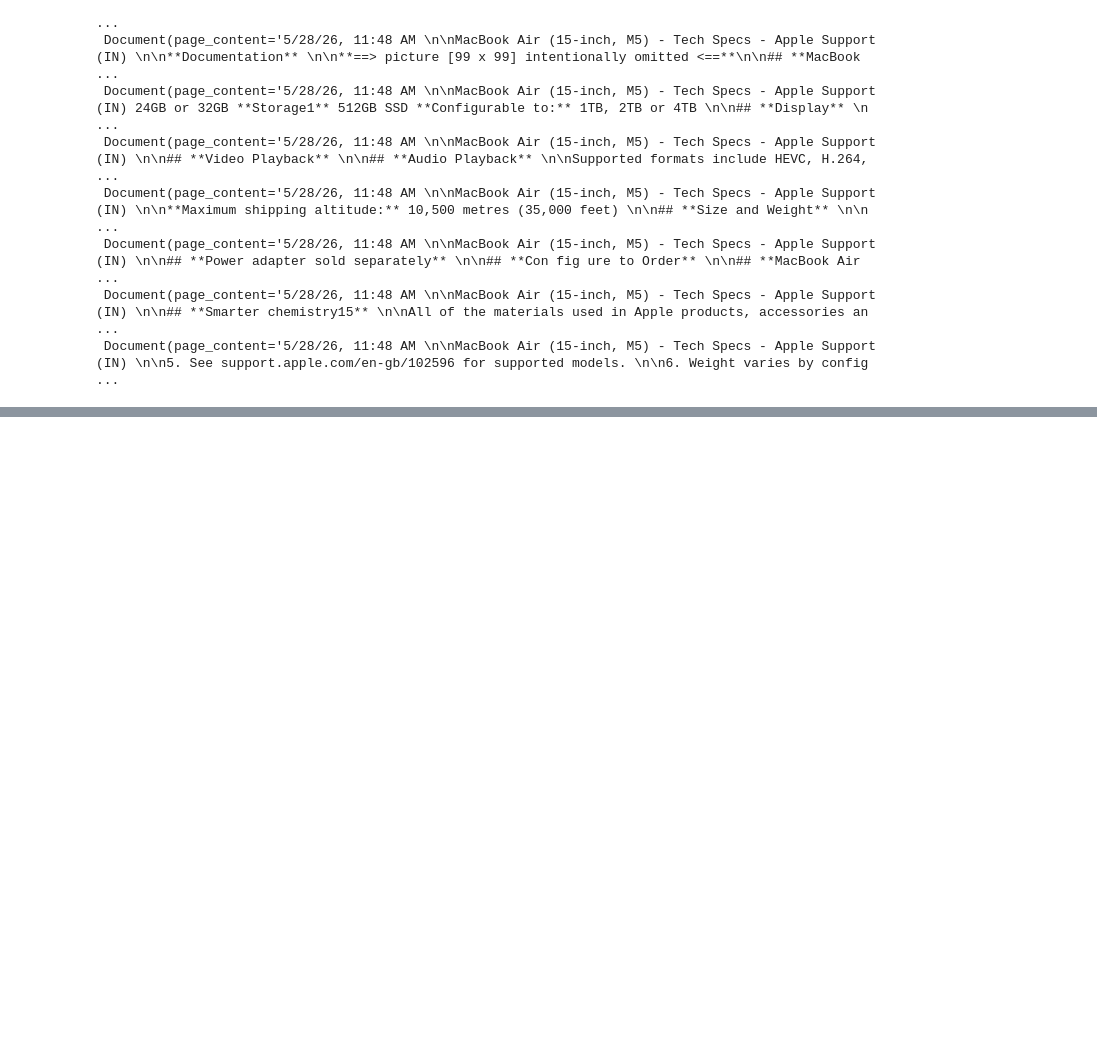
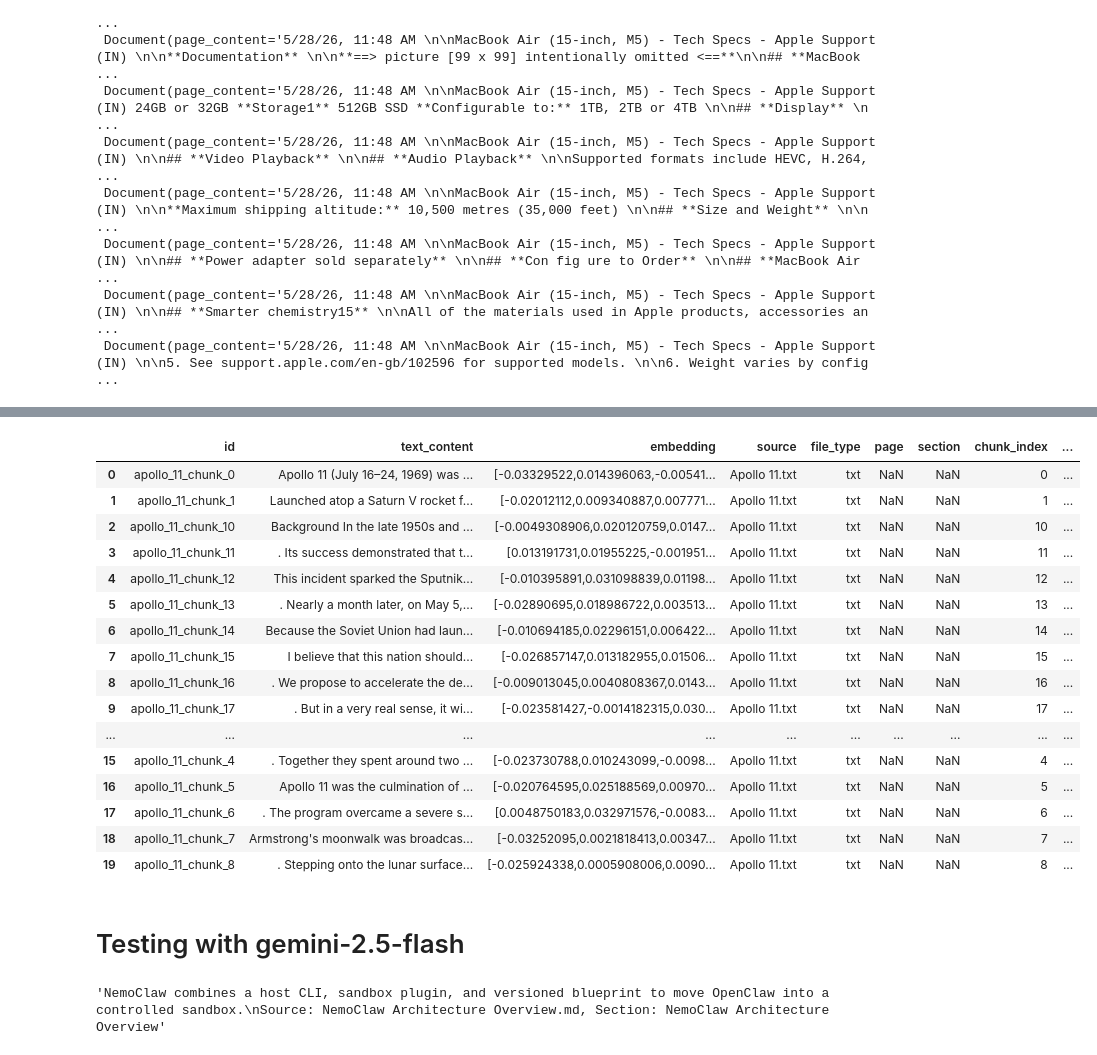
Before and after one commit to Dhanush-Raj1/FullStack-RAG-Application-Project, a Jupyter notebook: notebooks/experiments.ipynb, the cells around one changed output, grey strips where cells are left out. Saved outputs shown, nothing was run; the diff lists cells and outputs as text; code cells hidden in the pictures; blank space fills up the shorter version.

```diff
--- a/notebooks/experiments.ipynb
+++ b/notebooks/experiments.ipynb
@@ -330,3 +330,6 @@ pdf_docs[35:53]
  Document(page_content='5/28/26, 11:48 AM \n\nMacBook Air (15-inch, M5) - Tech Specs - Apple Support (IN) \n\n## **Power adapter sold separately** \n\n## **Con fig ure to Order** \n\n## **MacBook Air  ...
  Document(page_content='5/28/26, 11:48 AM \n\nMacBook Air (15-inch, M5) - Tech Specs - Apple Support (IN) \n\n## **Smarter chemistry15** \n\nAll of the materials used in Apple products, accessories an ...
  Document(page_content='5/28/26, 11:48 AM \n\nMacBook Air (15-inch, M5) - Tech Specs - Apple Support (IN) \n\n5. See support.apple.com/en-gb/102596 for supported models. \n\n6. Weight varies by config ...
+# %%
+import pandas as pd
+df = pd.read_csv("document_chunks.csv")
@@ -332,0 +356,22 @@ pdf_docs[35:53]
+# %%
+df.head(20)
+# %% [output]
+|  | id | text_content | embedding | source | file_type | page | section | chunk_index | ... |
+| 0 | apollo_11_chunk_0 | Apollo 11 (July 16–24, 1969) was ... | [-0.03329522,0.014396063,-0.00541... | Apollo 11.txt | txt | NaN | NaN | 0 | ... |
+| 1 | apollo_11_chunk_1 | Launched atop a Saturn V rocket f... | [-0.02012112,0.009340887,0.007771... | Apollo 11.txt | txt | NaN | NaN | 1 | ... |
+| 2 | apollo_11_chunk_10 | Background In the late 1950s and ... | [-0.0049308906,0.020120759,0.0147... | Apollo 11.txt | txt | NaN | NaN | 10 | ... |
+| 3 | apollo_11_chunk_11 | . Its success demonstrated that t... | [0.013191731,0.01955225,-0.001951... | Apollo 11.txt | txt | NaN | NaN | 11 | ... |
+| 4 | apollo_11_chunk_12 | This incident sparked the Sputnik... | [-0.010395891,0.031098839,0.01198... | Apollo 11.txt | txt | NaN | NaN | 12 | ... |
+| 5 | apollo_11_chunk_13 | . Nearly a month later, on May 5,... | [-0.02890695,0.018986722,0.003513... | Apollo 11.txt | txt | NaN | NaN | 13 | ... |
+| 6 | apollo_11_chunk_14 | Because the Soviet Union had laun... | [-0.010694185,0.02296151,0.006422... | Apollo 11.txt | txt | NaN | NaN | 14 | ... |
+| 7 | apollo_11_chunk_15 | I believe that this nation should... | [-0.026857147,0.013182955,0.01506... | Apollo 11.txt | txt | NaN | NaN | 15 | ... |
+| 8 | apollo_11_chunk_16 | . We propose to accelerate the de... | [-0.009013045,0.0040808367,0.0143... | Apollo 11.txt | txt | NaN | NaN | 16 | ... |
+| 9 | apollo_11_chunk_17 | . But in a very real sense, it wi... | [-0.023581427,-0.0014182315,0.030... | Apollo 11.txt | txt | NaN | NaN | 17 | ... |
+| ... | ... | ... | ... | ... | ... | ... | ... | ... | ... |
+| 15 | apollo_11_chunk_4 | . Together they spent around two ... | [-0.023730788,0.010243099,-0.0098... | Apollo 11.txt | txt | NaN | NaN | 4 | ... |
+| 16 | apollo_11_chunk_5 | Apollo 11 was the culmination of ... | [-0.020764595,0.025188569,0.00970... | Apollo 11.txt | txt | NaN | NaN | 5 | ... |
+| 17 | apollo_11_chunk_6 | . The program overcame a severe s... | [0.0048750183,0.032971576,-0.0083... | Apollo 11.txt | txt | NaN | NaN | 6 | ... |
+| 18 | apollo_11_chunk_7 | Armstrong's moonwalk was broadcas... | [-0.03252095,0.0021818413,0.00347... | Apollo 11.txt | txt | NaN | NaN | 7 | ... |
+| 19 | apollo_11_chunk_8 | . Stepping onto the lunar surface... | [-0.025924338,0.0005908006,0.0090... | Apollo 11.txt | txt | NaN | NaN | 8 | ... |
+# %% [markdown]
+# Testing with gemini-2.5-flash
@@ -332,0 +405,11 @@ pdf_docs[35:53]
+# %%
+retrieved_docs = retriever.retrieve(query=query)
+
+# 2. Generate final answer
+answer = generator.generate_answer(
+    question=query, retrieved_chunks=retrieved_docs
+)
+
+answer
+# %% [output]
+'NemoClaw combines a host CLI, sandbox plugin, and versioned blueprint to move OpenClaw into a controlled sandbox.\nSource: NemoClaw Architecture Overview.md, Section: NemoClaw Architecture Overview'
```
Also changed, not shown: parts of 41 cells of this notebook.
